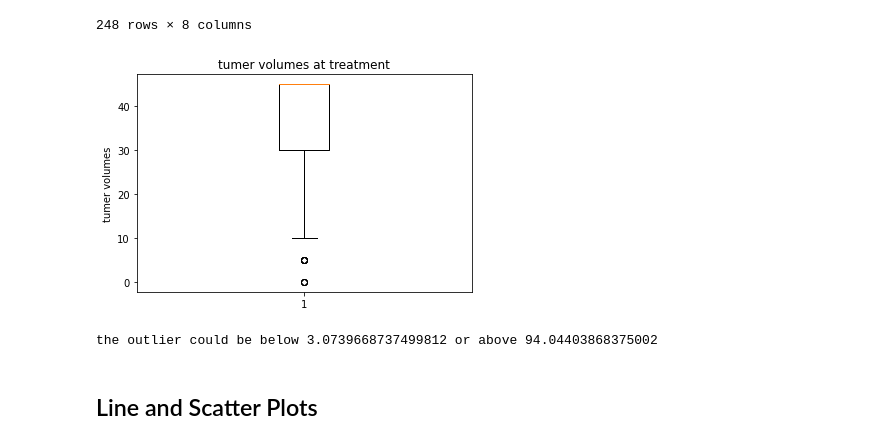
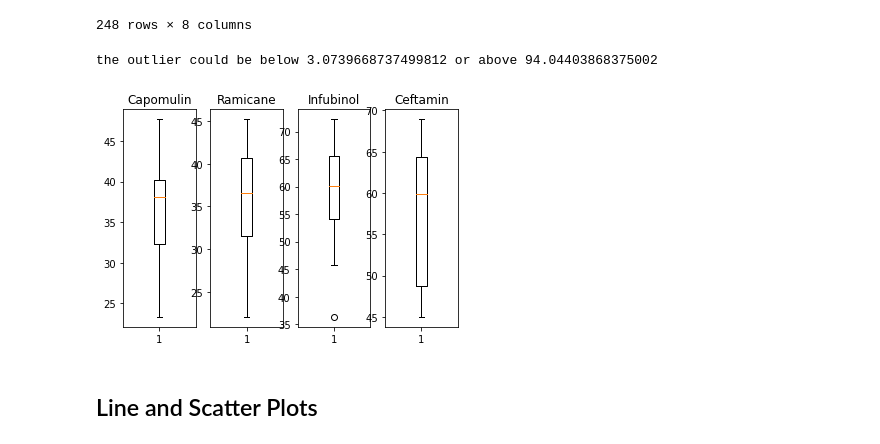
Before and after one commit to yankong88118/UCI-Test-YK, a Jupyter notebook: Matplotlib-Challenge/pymaceuticals_starter.ipynb, the cells around one changed output. Cells and saved outputs as stored; diff of their text form; code cells hidden in the pictures.

```diff
--- a/Matplotlib-Challenge/pymaceuticals_starter.ipynb
+++ b/Matplotlib-Challenge/pymaceuticals_starter.ipynb
@@ -232,17 +232,12 @@ Infubinol=tumor_time_df.loc[tumor_time_df["Drug Regimen"] == "Infubinol", :]
 in_tv=Infubinol["Tumor Volume (mm3)"]
 Ceftamin=tumor_time_df.loc[tumor_time_df["Drug Regimen"] == "Ceftamin", :]
 ce_tv=Ceftamin["Tumor Volume (mm3)"]
-four_treamtment_df=pd.DataFrame({"Capomulin":ca_tv,"Ramicane":ra_tv,"Infubinol"：in_tv，"Ceftamin":ce_tv})
+
     # add subset
+
+
+    # Determine outliers using upper and lower bounds
 treatment_df=tumor_time_df.loc[(tumor_time_df["Drug Regimen"] == "Capomulin")|(tumor_time_df["Drug Regimen"] == "Ramicane")|(tumor_time_df["Drug Regimen"] == "Infubinol")|(tumor_time_df["Drug Regimen"] == "Ceftamin"),:]
-
-fig1, ax1 = plt.subplots()
-ax1.set_title('tumer volumes at treatment')
-ax1.set_ylabel('tumer volumes')
-ax1.boxplot()
-plt.show()
-    # Determine outliers using upper and lower bounds
-
 quartiles = treatment_df["Tumor Volume (mm3)"].quantile([.25,.5,.75])
 lowerq = quartiles[0.25]
 upperq = quartiles[0.75]
@@ -252,5 +247,4 @@ upper_bound = upperq + (1.5*iqr)
 outlier= treatment_df.loc[(treatment_df["Tumor Volume (mm3)"] < lower_bound) | (treatment_df["Tumor Volume (mm3)"] > upper_bound)]
 print(f"the outlier could be below {lower_bound} or above {upper_bound}")
 # %% [output]
-[figure, removed]
 the outlier could be below 3.0739668737499812 or above 94.04403868375002
@@ -259,3 +251,31 @@ the outlier could be below 3.0739668737499812 or above 94.04403868375002
+# %%
+# Generate a box plot of the final tumor volume of each mouse across four regimens of interest
+fig1, ax1 = plt.subplots()
+ax1.set_title('Tumoer Volume at treatment')
+ax1.set_ylabel('Volume')
+#Capomulin box
+plt.subplot(1,4,1)
+box1=ca_tv
+plt.boxplot(box1)
+plt.title("Capomulin")
+#Ramicane box
+plt.subplot(1,4,2)
+box2=ra_tv
+plt.boxplot(box2)
+plt.title("Ramicane")
+#Infubinol box
+plt.subplot(1,4,3)
+box3=in_tv
+plt.boxplot(box3)
+plt.title("Infubinol")
+#Ceftamin box
+plt.subplot(1,4,4)
+box4=ce_tv
+plt.boxplot(box4)
+plt.title("Ceftamin")
+plt.show()
+# %% [output]
+[figure, added]
 # %% [markdown]
 ## Line and Scatter Plots
 # %%
```
Also changed, not shown: parts of 1 cell of this notebook.
